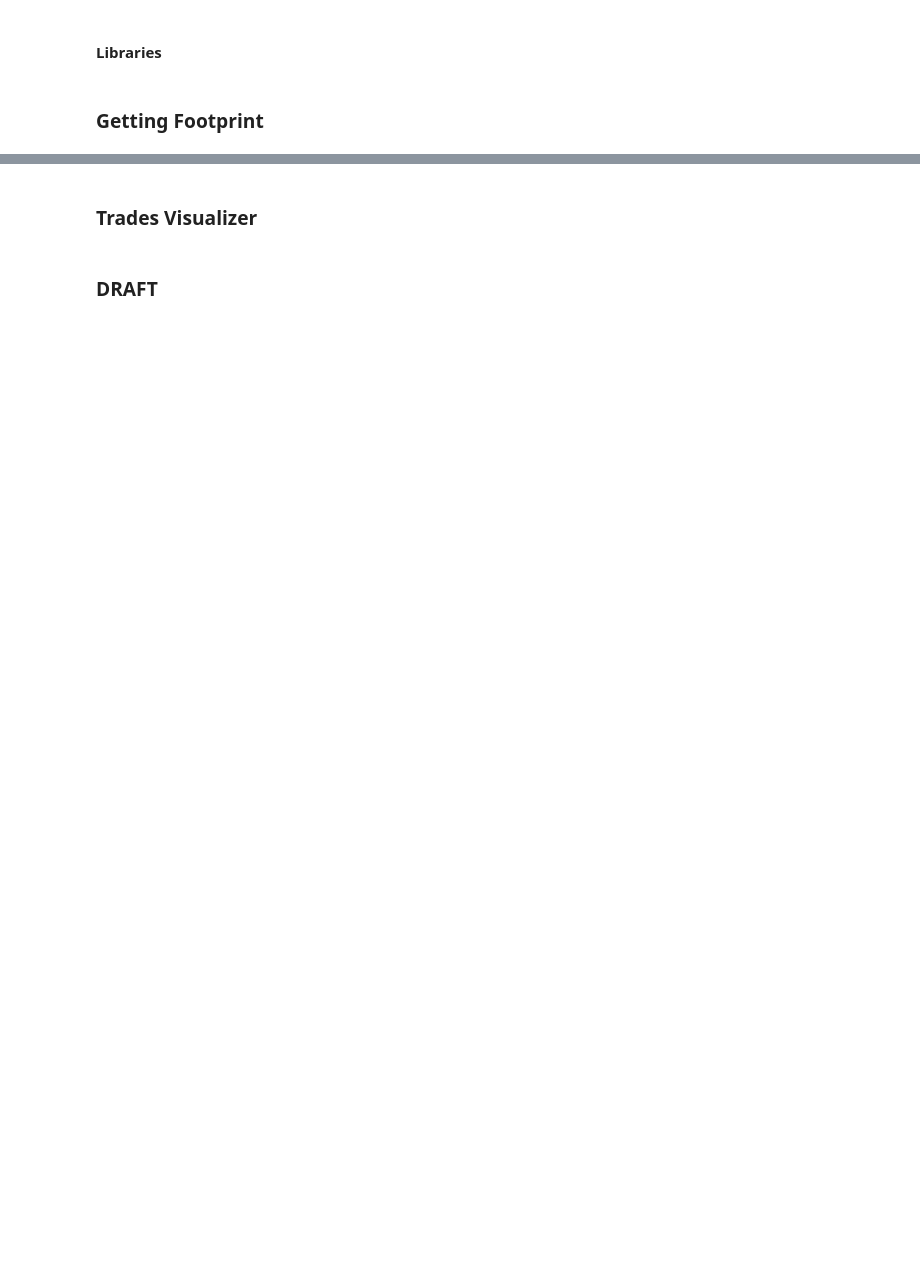
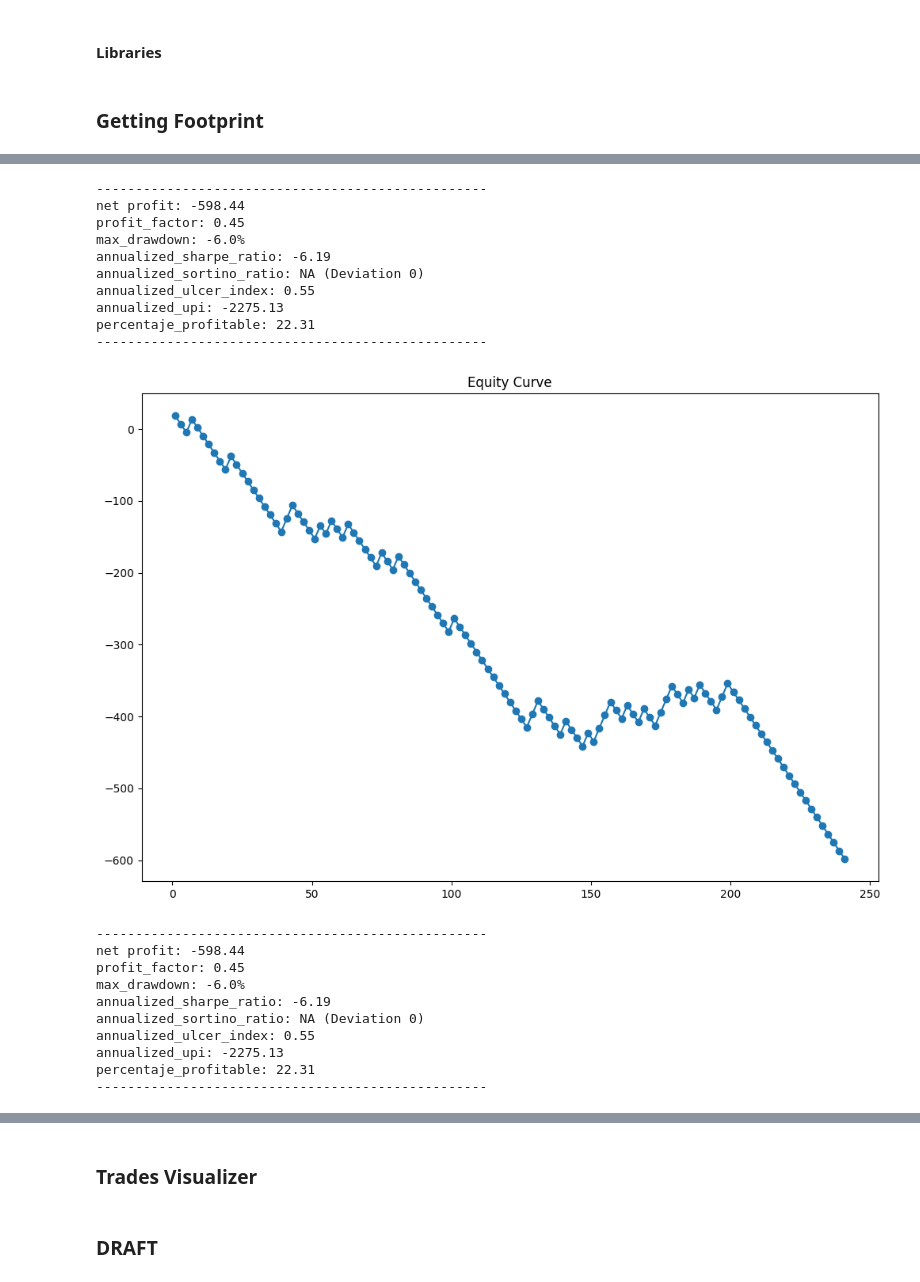
Before and after one commit to mostoro/DeltaX, a Jupyter notebook: deltax.ipynb, the cells around one changed output, grey strips where cells are left out. Saved outputs shown, nothing was run; the diff lists cells and outputs as text; code cells hidden in the pictures; blank space fills up the shorter version.

```diff
--- a/deltax.ipynb
+++ b/deltax.ipynb
@@ -447,0 +1000,32 @@ render_valtos_footprint(
+# %%
+runner.profit['Profit'] = pd.to_numeric(runner.profit.get('Profit', 0), errors='coerce').astype(float).fillna(0.0)
+runner.profit['Net_Profit'] = pd.to_numeric(
+runner.profit['Net_Profit'] if 'Net_Profit' in runner.profit.columns else runner.profit['Profit'].cumsum(),
+errors='coerce'
+).astype(float).fillna(0.0)
+
+back.Backtesting.metrics(runner)  # <- usa la función de la clase base sin error
+
+back.Backtesting.metrics(runner)
+# %% [output]
+--------------------------------------------------
+net profit: -598.44
+profit_factor: 0.45
+max_drawdown: -6.0%
+annualized_sharpe_ratio: -6.19
+annualized_sortino_ratio: NA (Deviation 0)
+annualized_ulcer_index: 0.55
+annualized_upi: -2275.13
+percentaje_profitable: 22.31
+--------------------------------------------------
+[figure, added]
+--------------------------------------------------
+net profit: -598.44
+profit_factor: 0.45
+max_drawdown: -6.0%
+annualized_sharpe_ratio: -6.19
+annualized_sortino_ratio: NA (Deviation 0)
+annualized_ulcer_index: 0.55
+annualized_upi: -2275.13
+percentaje_profitable: 22.31
+--------------------------------------------------
```
Also changed, not shown: parts of 15 cells of this notebook.
